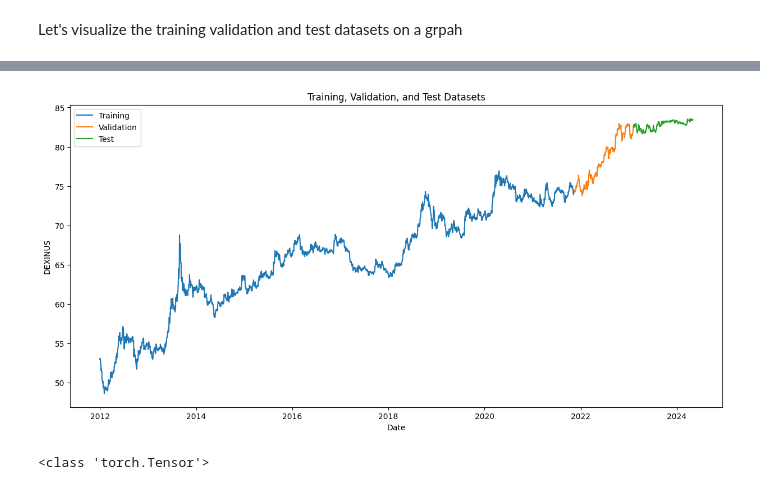
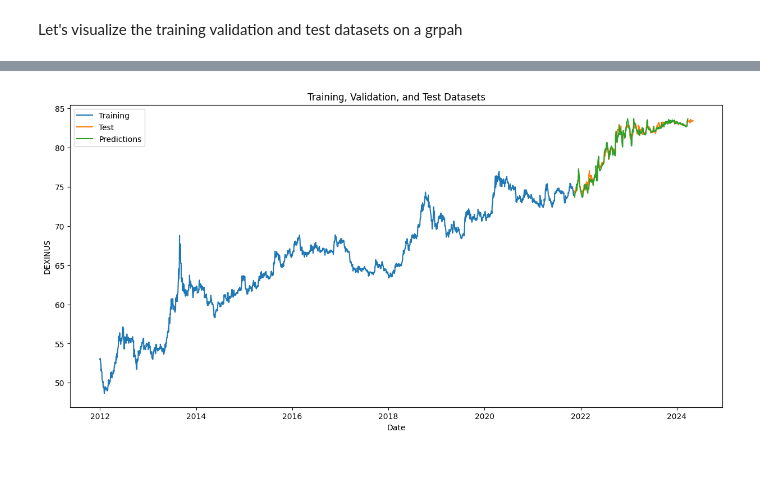
Before and after one commit to psycoplankton/Rupee-vs-Dollar-Time-Series-Forecasting, a Jupyter notebook: Time_Series_prediction_with_LSTM_N_BEATS_and_Autoformer_.ipynb, the cells around one changed output, grey strips where cells are left out. Drawn from its saved outputs; the diff is of its cells as text; code cells hidden in the pictures.

Commit message:
NBEATS with Lightning

```diff
--- a/Time_Series_prediction_with_LSTM_N_BEATS_and_Autoformer_.ipynb
+++ b/Time_Series_prediction_with_LSTM_N_BEATS_and_Autoformer_.ipynb
@@ -716,6 +687,6 @@ class TrainTestValidationSplit(Dataset):
 # %%
-train_dataset, val_dataset, test_dataset = TrainTestValidationSplit().get_train_test_val_splits(data, train_ratio=0.8, val_ratio=0.1, test_ratio=0.1)
-train_loader, val_loader, test_loader = TrainTestValidationSplit().get_train_test_val_dataloaders(train_dataset, val_dataset, test_dataset, batch_size=32)
+train_dataset, test_dataset = TrainTestSplit().get_train_test_splits(df, TimeSeriesDataSet, train_ratio=0.8 )
+train_loader, test_loader = TrainTestSplit().get_train_test_dataloaders(train_dataset, test_dataset, batch_size=batch_size)
 # %% [markdown]
 The return type of dataloader object is very import to further pass on the data to the model. The documentation for the dataloader object is [`to_dataloader` method of pytroch-forecasting](https://https://pytorch-forecasting.readthedocs.io/en/stable/api/pytorch_forecasting.data.timeseries.TimeSeriesDataSet.html#pytorch_forecasting.data.timeseries.TimeSeriesDataSet.to_dataloader)
 
@@ -739,0 +718,24 @@ array(['2011-12-30T00:00:00.000000000', '2012-01-02T00:00:00.000000000',
+# %%
+#Define the N-BEATS, Nhits and Autoformer Architecture
+import lightning.pytorch as pl
+from lightning.pytorch.callbacks import EarlyStopping
+from pytorch_forecasting.models.nbeats import NBeats
+from pytorch_forecasting.metrics.point import MASE
+# find optimal learning rate
+from lightning.pytorch.tuner import Tuner
+
+pl.seed_everything(42)
+trainer = pl.Trainer(accelerator="auto", gradient_clip_val=0.01)
+NBEATS = NBeats.from_dataset(
+    dataset = train_dataset,
+    stack_types = ["generic", "generic", "generic"],
+    num_blocks = [3, 3, 3],
+    num_block_layers = [4, 4, 4],
+    widths = [512, 512, 512],
+    sharing = False,
+    expansion_coefficient_lengths = [32, 32, 32],
+    prediction_length = max_prediction_length,
+    context_length = max_input_length,
+    reduce_on_plateau_patience = 10,
+    loss = MASE()
+)
@@ -739,0 +755,8 @@ array(['2011-12-30T00:00:00.000000000', '2012-01-02T00:00:00.000000000',
+# %%
+# find optimal learning rate
+from lightning.pytorch.tuner import Tuner
+res = Tuner(trainer).lr_find(NBEATS, train_dataloaders=train_loader, min_lr=1e-5)
+print(f"suggested learning rate: {res.suggestion()}")
+fig = res.plot(show=True, suggest=True)
+fig.show()
+NBEATS.hparams.learning_rate = res.suggestion()
@@ -739,0 +816,3 @@ array(['2011-12-30T00:00:00.000000000', '2012-01-02T00:00:00.000000000',
+# %%
+actuals = torch.cat([y[0] for x, y in iter(test_loader)])
+predictions = NBEATS.predict(test_loader)
@@ -740,21 +847,15 @@ array(['2011-12-30T00:00:00.000000000', '2012-01-02T00:00:00.000000000',
 # %%
-
-
 # Plotting the datasets
 plt.figure(figsize=(15, 7))
 plt.title('Training, Validation, and Test Datasets')
 plt.xlabel('Date')
 plt.ylabel('DEXINUS')
 
 plt.plot(pd.to_datetime(train_dataframe['DATE']).to_numpy(), train_dataframe['DEXINUS'], label='Training')
-plt.plot(pd.to_datetime(val_dataframe['DATE']).to_numpy(), val_dataframe['DEXINUS'], label='Validation')
 plt.plot(pd.to_datetime(test_dataframe['DATE']).to_numpy(), test_dataframe['DEXINUS'], label='Test')
+plt.plot(pd.to_datetime(test_dataframe['DATE']).to_numpy()[:616], predictions.cpu().detach().numpy().mean(1), label='Predictions')
 
 plt.legend()
 plt.show()
 # %% [output]
-[figure, old version]
+[figure, new version]
-# %%
-print(type(torch.tensor(data['DEXINUS'], dtype=torch.float32)))
-# %% [output]
-<class 'torch.Tensor'>
```
Also changed, not shown: parts of 29 cells of this notebook, 3 other files.
